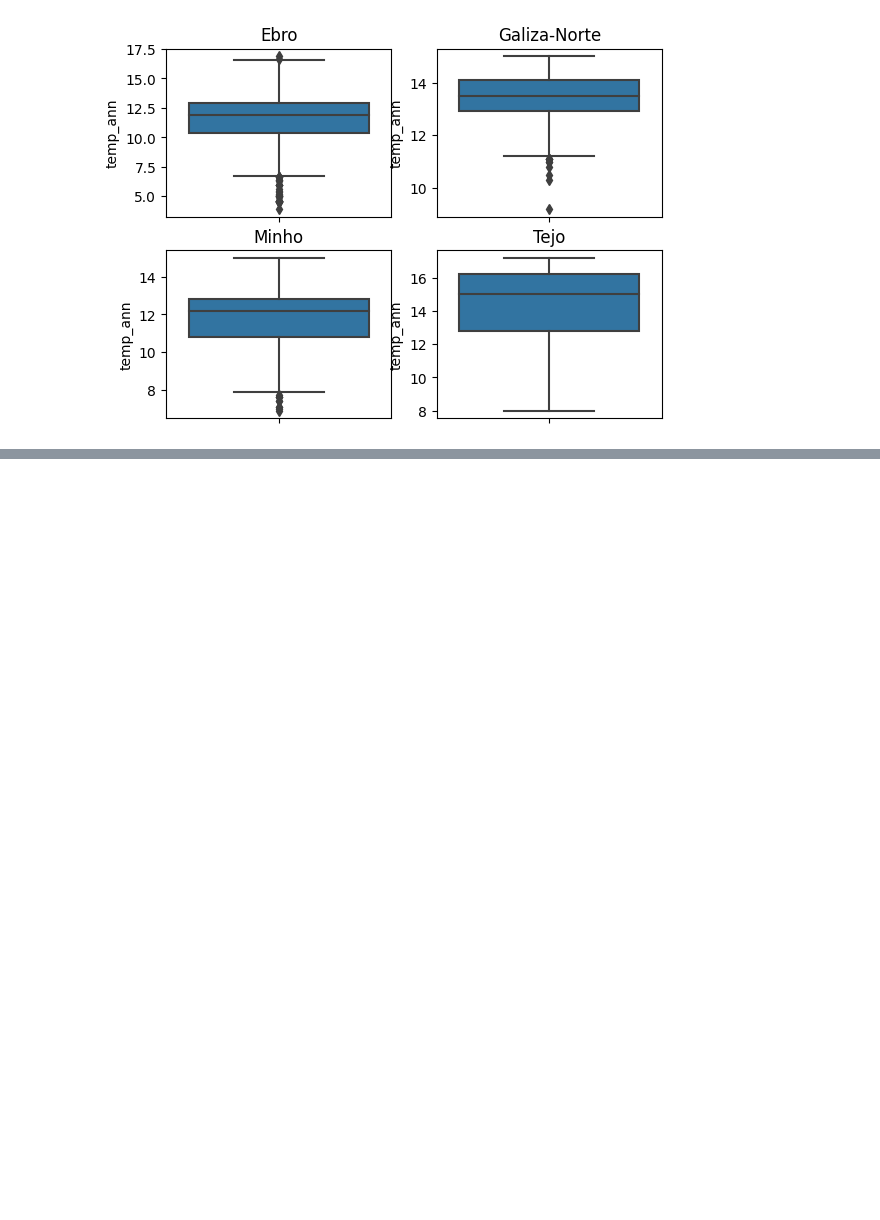
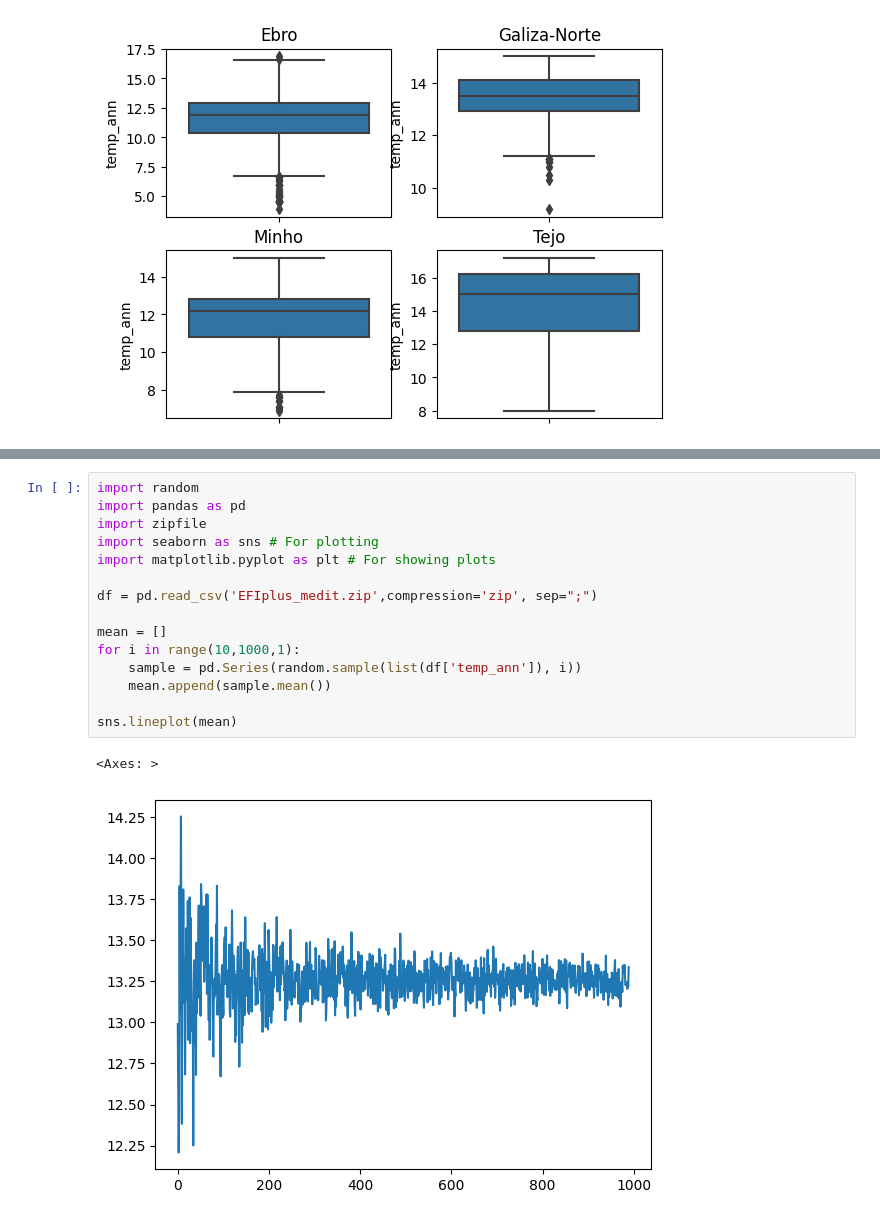
Before and after one commit to jfilipa1/greends-avcd, a Jupyter notebook: people/inesbs/exercise03.ipynb, the cells around one changed output, grey strips where cells are left out. Saved outputs shown, nothing was run; the diff lists cells and outputs as text; blank space fills up the shorter version.

```diff
--- a/people/inesbs/exercise03.ipynb
+++ b/people/inesbs/exercise03.ipynb
@@ -112,0 +116,18 @@ plt.show()
+# %%
+import random
+import pandas as pd
+import zipfile
+import seaborn as sns # For plotting
+import matplotlib.pyplot as plt # For showing plots
+
+df = pd.read_csv('EFIplus_medit.zip',compression='zip', sep=";")
+
+mean = []
+for i in range(10,1000,1):
+    sample = pd.Series(random.sample(list(df['temp_ann']), i))
+    mean.append(sample.mean())
+
+sns.lineplot(mean)
+# %% [output]
+<Axes: >
+[figure, added]
```
Also changed, not shown: parts of 9 cells of this notebook.
